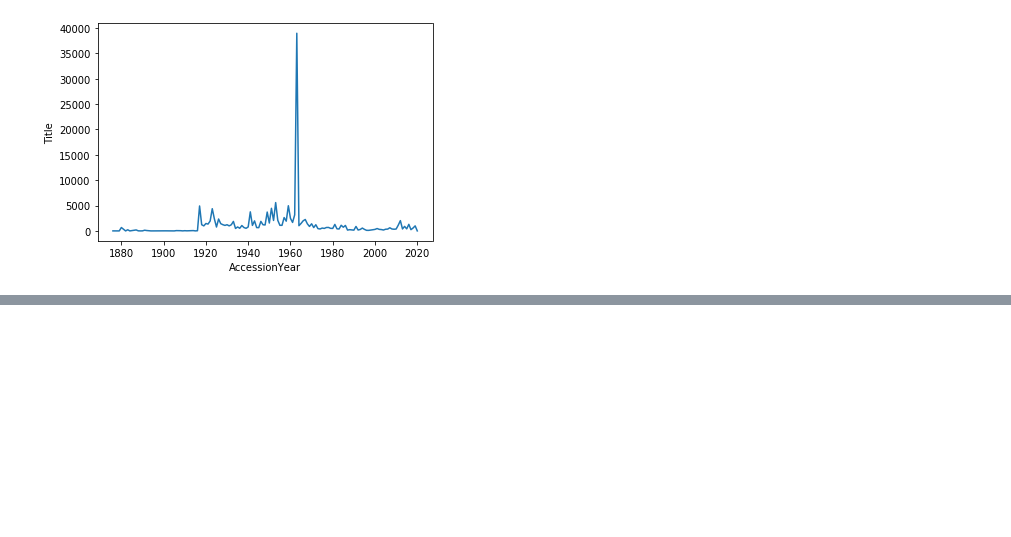
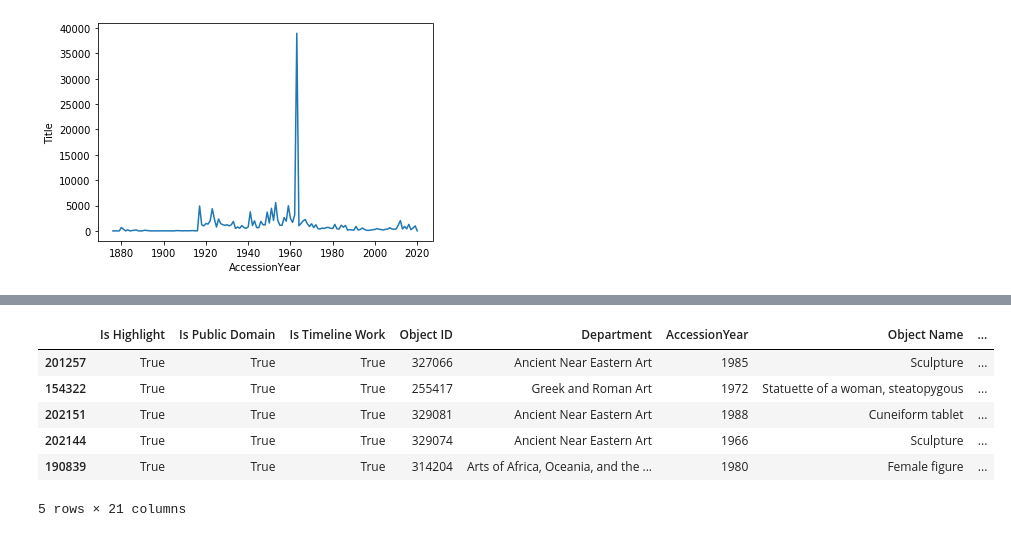
Before and after one commit to Aubrey-Li/METDataAnalysis, a Jupyter notebook: MET.ipynb, the cells around one changed output, grey strips where cells are left out. Saved outputs shown, nothing was run; the diff lists cells and outputs as text; code cells hidden in the pictures; blank space fills up the shorter version.

Commit message:
Add files via upload
Cleaned the cultures column for all highlights

```diff
--- a/MET.ipynb
+++ b/MET.ipynb
@@ -309,3 +323,6 @@ met_mini_data
 lp = sns.lineplot(x="AccessionYear", y="Title", data=met_mini_data)
 # %% [output]
 [figure]
+# %%
+highlights = met[met['Is Highlight']==True]
+highlights.isnull().mean()
@@ -311,0 +347,14 @@ lp = sns.lineplot(x="AccessionYear", y="Title", data=met_mini_data)
+# %%
+highlights = highlights.dropna(subset=['Culture'])
+commas = [c.split(',')[0] if ',' in c else c for c in highlights.Culture]
+# %%
+highlights['Culture'] = commas
+highlights.head()
+# %% [output]
+|  | Is Highlight | Is Public Domain | Is Timeline Work | Object ID | Department | AccessionYear | Object Name | ... |
+| 201257 | True | True | True | 327066 | Ancient Near Eastern Art | 1985 | Sculpture | ... |
+| 154322 | True | True | True | 255417 | Greek and Roman Art | 1972 | Statuette of a woman, steatopygous | ... |
+| 202151 | True | True | True | 329081 | Ancient Near Eastern Art | 1988 | Cuneiform tablet | ... |
+| 202144 | True | True | True | 329074 | Ancient Near Eastern Art | 1966 | Sculpture | ... |
+| 190839 | True | True | True | 314204 | Arts of Africa, Oceania, and the ... | 1980 | Female figure | ... |
+5 rows × 21 columns
```
Also changed, not shown: parts of 9 cells of this notebook.
